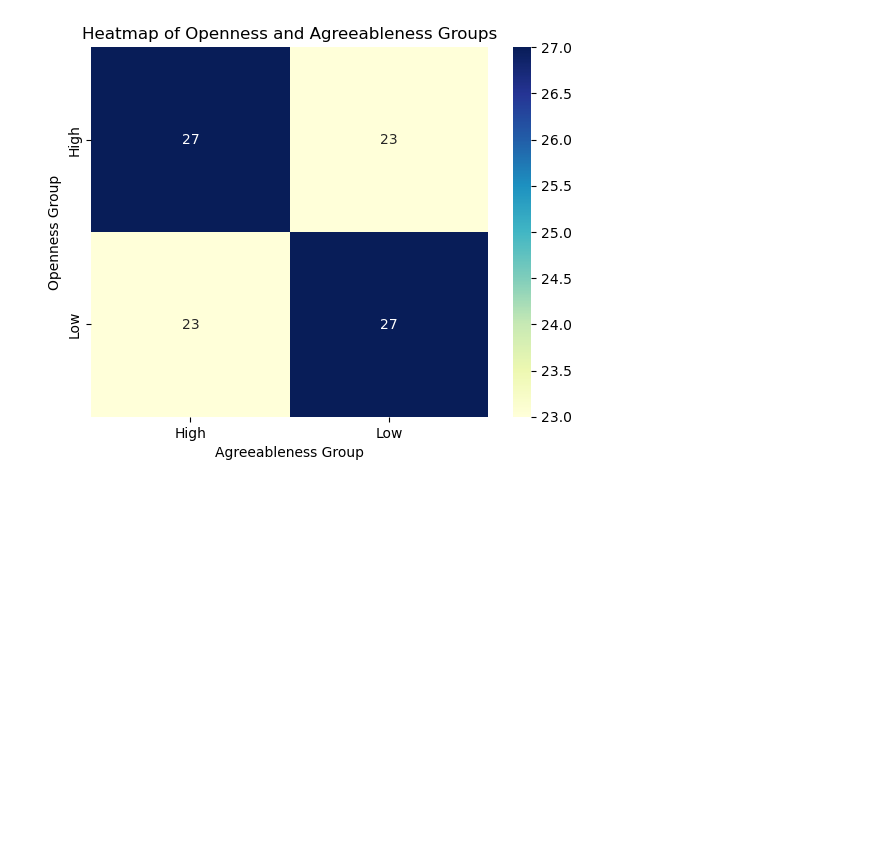
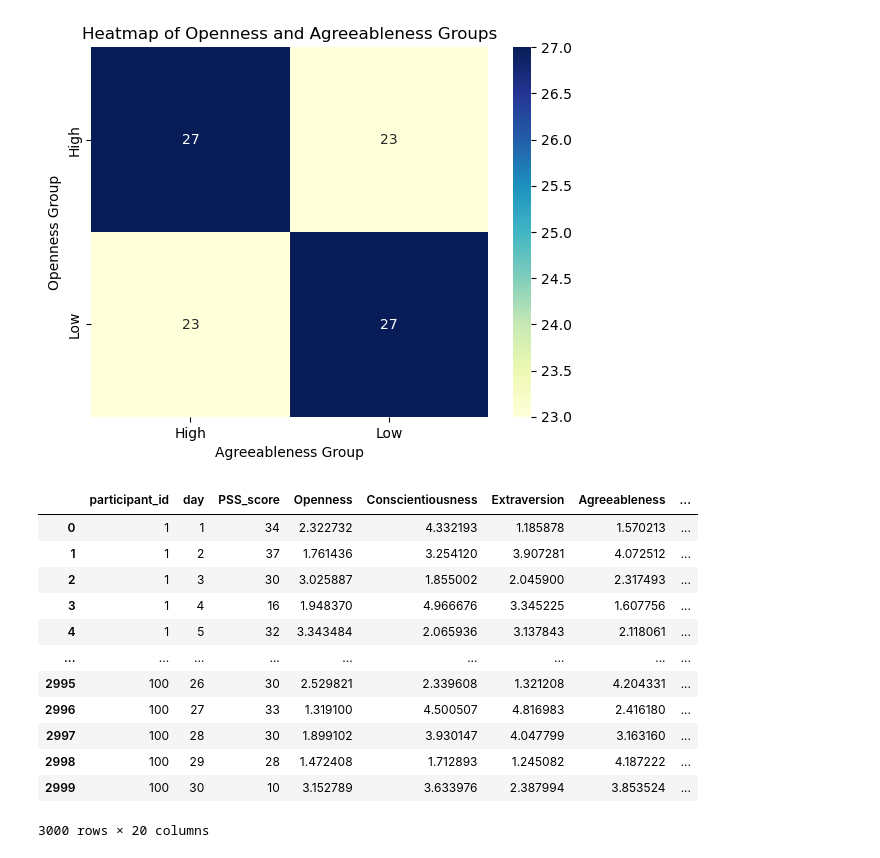
Before and after one commit to Harshan-Kurapati/StressDetection, a Jupyter notebook: Untitled.ipynb, the cells around one changed output. Drawn from its saved outputs; the diff is of its cells as text; code cells hidden in the pictures; blank space fills up the shorter version.

```diff
--- a/Untitled.ipynb
+++ b/Untitled.ipynb
@@ -181,3 +181,19 @@ plt.ylabel('Openness Group')
 plt.show()
 # %% [output]
 [figure]
+# %%
+df
+# %% [output]
+|  | participant_id | day | PSS_score | Openness | Conscientiousness | Extraversion | Agreeableness | ... |
+| 0 | 1 | 1 | 34 | 2.322732 | 4.332193 | 1.185878 | 1.570213 | ... |
+| 1 | 1 | 2 | 37 | 1.761436 | 3.254120 | 3.907281 | 4.072512 | ... |
+| 2 | 1 | 3 | 30 | 3.025887 | 1.855002 | 2.045900 | 2.317493 | ... |
+| 3 | 1 | 4 | 16 | 1.948370 | 4.966676 | 3.345225 | 1.607756 | ... |
+| 4 | 1 | 5 | 32 | 3.343484 | 2.065936 | 3.137843 | 2.118061 | ... |
+| ... | ... | ... | ... | ... | ... | ... | ... | ... |
+| 2995 | 100 | 26 | 30 | 2.529821 | 2.339608 | 1.321208 | 4.204331 | ... |
+| 2996 | 100 | 27 | 33 | 1.319100 | 4.500507 | 4.816983 | 2.416180 | ... |
+| 2997 | 100 | 28 | 30 | 1.899102 | 3.930147 | 4.047799 | 3.163160 | ... |
+| 2998 | 100 | 29 | 28 | 1.472408 | 1.712893 | 1.245082 | 4.187222 | ... |
+| 2999 | 100 | 30 | 10 | 3.152789 | 3.633976 | 2.387994 | 3.853524 | ... |
+3000 rows × 20 columns
```
Also changed, not shown: parts of 7 cells of this notebook.
